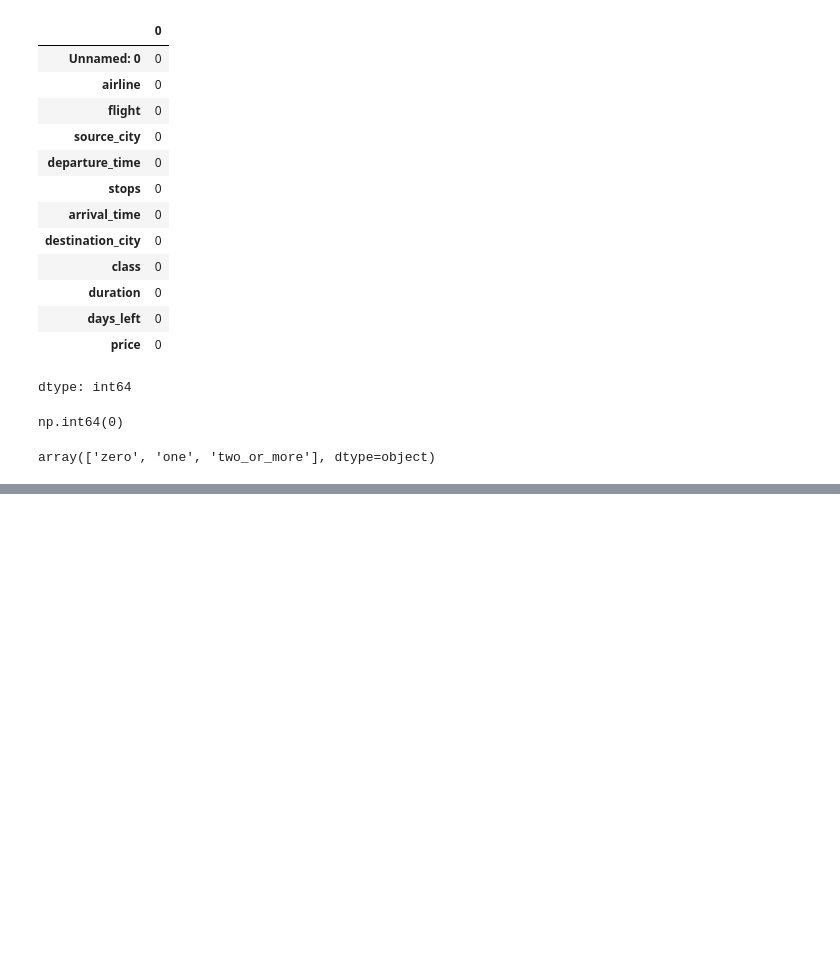
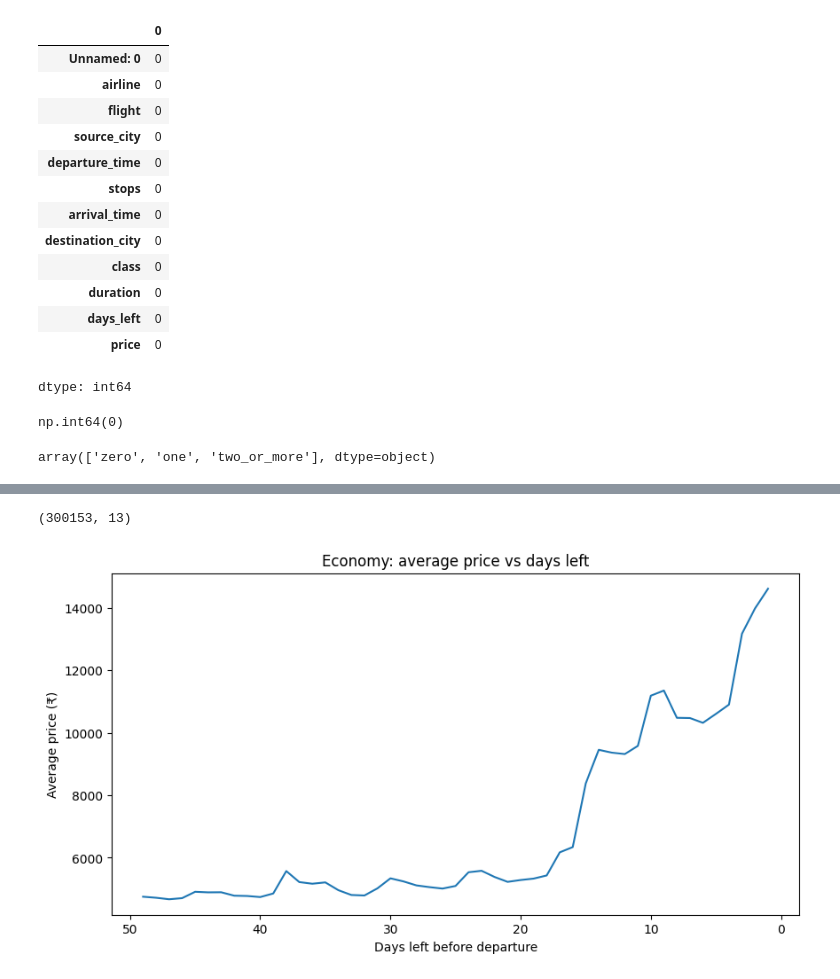
Before and after one commit to ParigiAnyaReddy0420/flight-advisor-using-ml, a Jupyter notebook: flight_advisor.ipynb, the cells around one changed output, grey strips where cells are left out. Cells and saved outputs as stored; diff of their text form; code cells hidden in the pictures; blank space fills up the shorter version.

```diff
--- a/flight_advisor.ipynb
+++ b/flight_advisor.ipynb
@@ -90,0 +234,5 @@ print(economy.shape, business.shape)
+# %%
+df = df.drop_duplicates()
+print(df.shape)
+# %% [output]
+(300153, 13)
@@ -90,0 +241,15 @@ print(economy.shape, business.shape)
+# %%
+import matplotlib.pyplot as plt
+
+avg_curve = economy.groupby("days_left")["price"].mean()
+
+plt.figure(figsize=(10, 5))
+plt.plot(avg_curve.index, avg_curve.values)
+plt.xlabel("Days left before departure")
+plt.ylabel("Average price (₹)")
+plt.title("Economy: average price vs days left")
+plt.gca().invert_xaxis()   # time moves toward departure, left to right
+plt.savefig("price_vs_days_left.png", dpi=150, bbox_inches="tight")
+plt.show()
+# %% [output]
+[figure, added]
```
Also changed, not shown: parts of 37 cells of this notebook.
